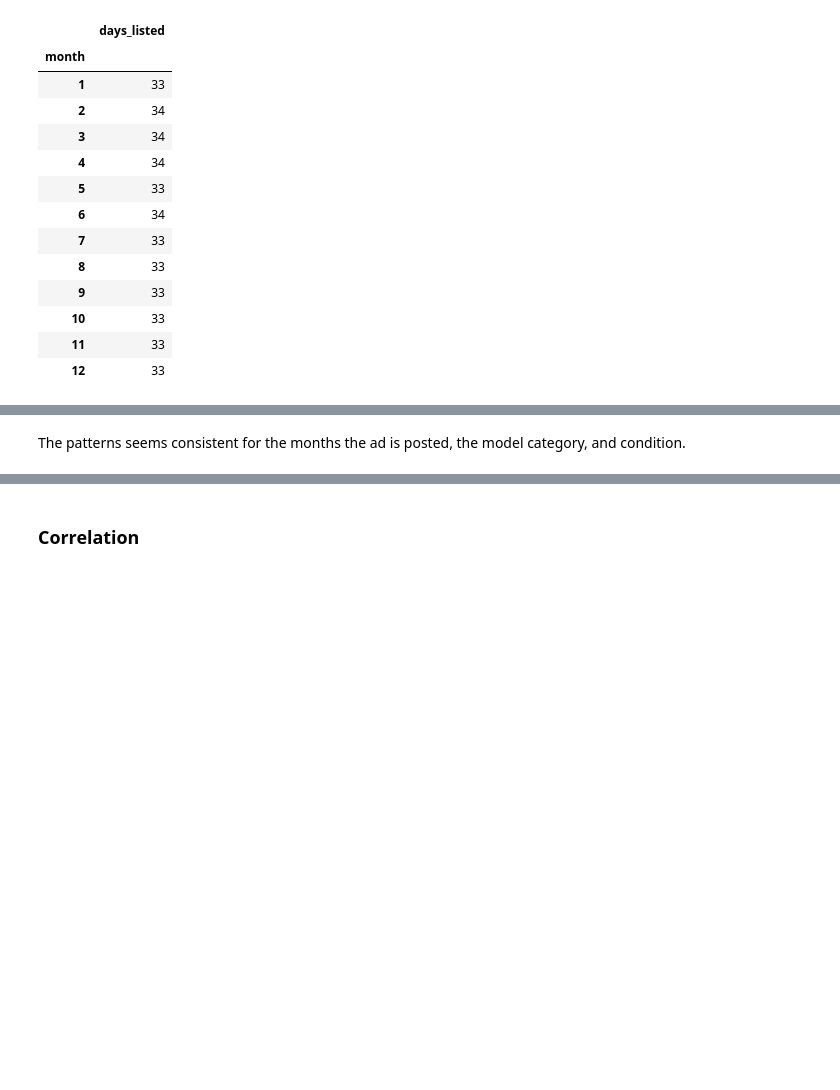
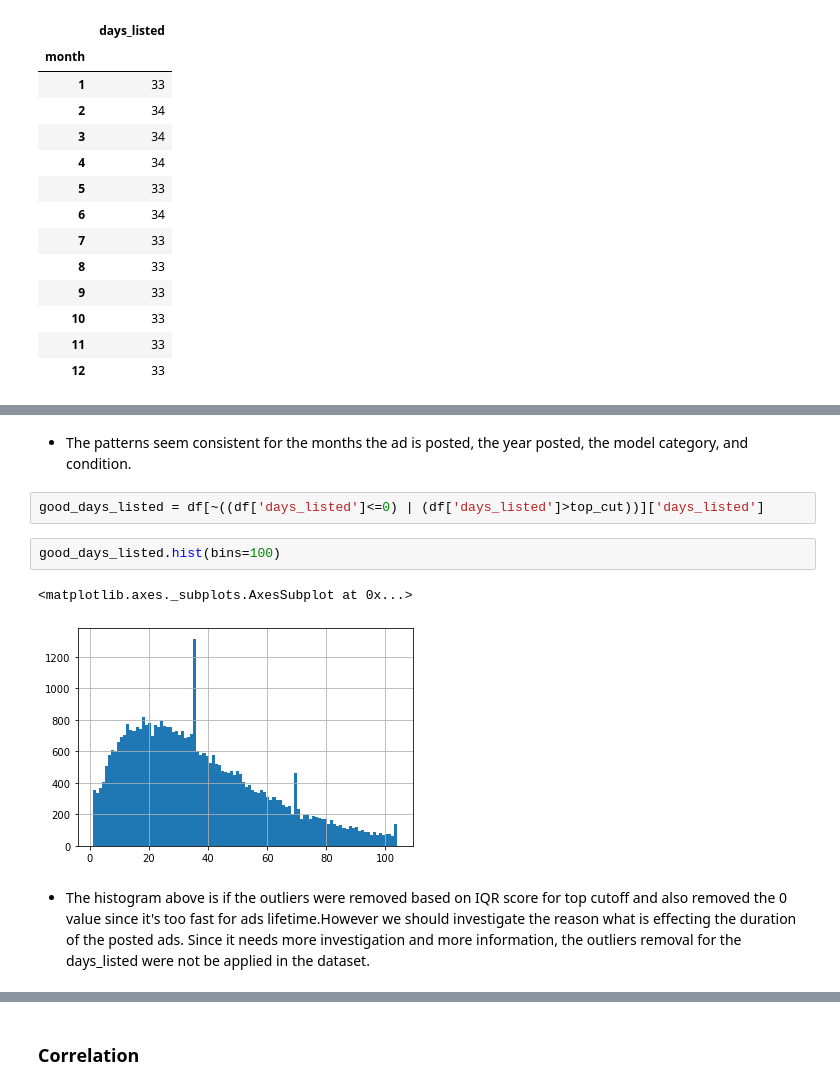
Before and after one commit to rainbowmoonlight/Yandex_Practicum_Projects, a Jupyter notebook: 02 Car Sales Ads Project/Car Sales Ads.ipynb, the cells around one changed output, grey strips where cells are left out. Drawn from its saved outputs; the diff is of its cells as text; blank space fills up the shorter version.

```diff
--- a/02 Car Sales Ads Project/Car Sales Ads.ipynb
+++ b/02 Car Sales Ads Project/Car Sales Ads.ipynb
@@ -974,2 +984,12 @@ df.pivot_table(index='month', values='days_listed', aggfunc='median')
 # %% [markdown]
-The patterns seems consistent for the months the ad is posted, the model category, and condition.
+- The patterns seem consistent for the months the ad is posted, the year posted, the model category, and condition.
+# %%
+good_days_listed = df[~((df['days_listed']<=0) | (df['days_listed']>top_cut))]['days_listed']
+# %%
+good_days_listed.hist(bins=100)
+# %% [output]
+<matplotlib.axes._subplots.AxesSubplot at 0x...>
+[figure, added]
+# %% [markdown]
+- The histogram above is if the outliers were removed based on IQR score for top cutoff and also removed the 0 value since it's too fast for ads lifetime.However we should investigate the reason what is effecting the duration of the posted ads.
+Since it needs more investigation and more information, the outliers removal for the days_listed were not be applied in the dataset.
```
Also changed, not shown: parts of 74 cells of this notebook.
